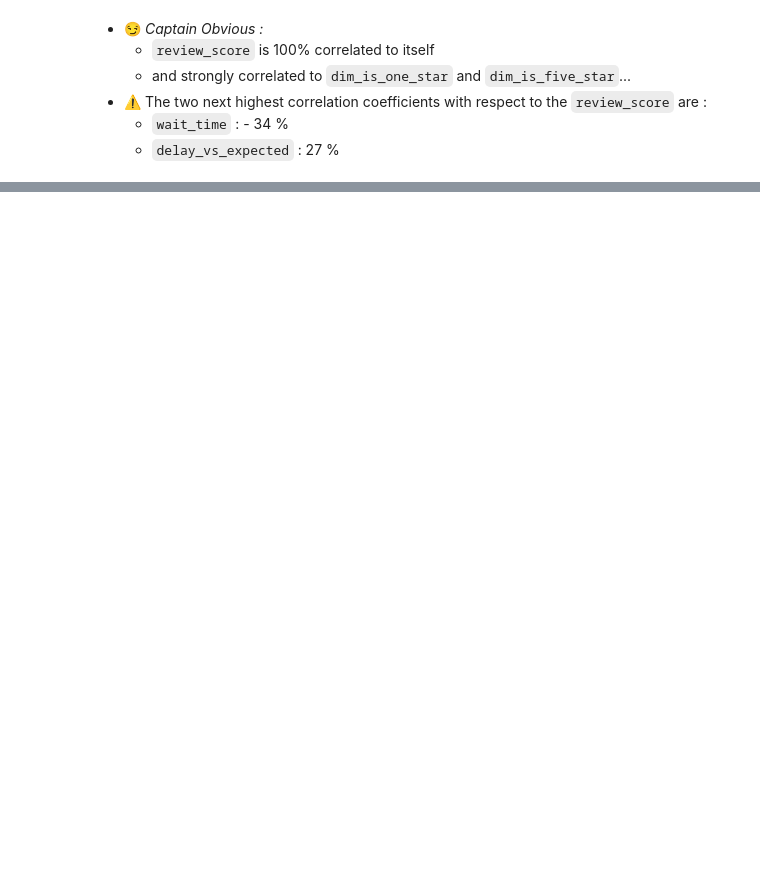
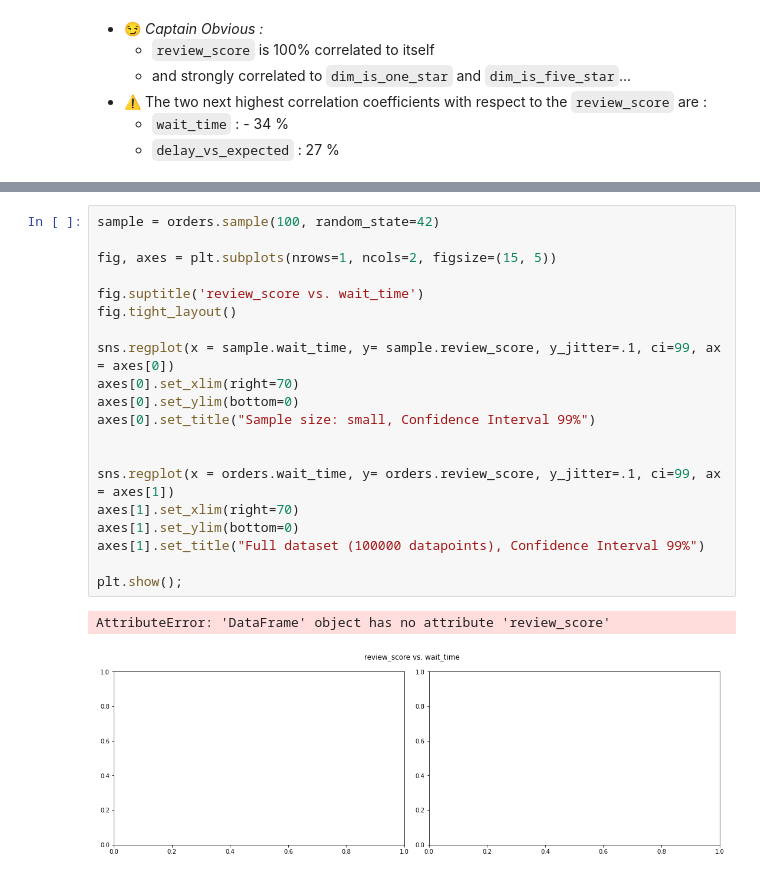
Before and after one commit to TshepoKubeka/O-list-Project, a Jupyter notebook: notebooks/Untitled.ipynb, the cells around one changed output, grey strips where cells are left out. Drawn from its saved outputs; the diff is of its cells as text; blank space fills up the shorter version.

```diff
--- a/notebooks/Untitled.ipynb
+++ b/notebooks/Untitled.ipynb
@@ -1159,0 +1249,23 @@ round(orders.corr()['review_score'],2)
+# %%
+sample = orders.sample(100, random_state=42)
+
+fig, axes = plt.subplots(nrows=1, ncols=2, figsize=(15, 5))
+
+fig.suptitle('review_score vs. wait_time')
+fig.tight_layout()
+
+sns.regplot(x = sample.wait_time, y= sample.review_score, y_jitter=.1, ci=99, ax = axes[0])
+axes[0].set_xlim(right=70)
+axes[0].set_ylim(bottom=0)
+axes[0].set_title("Sample size: small, Confidence Interval 99%")
+
+
+sns.regplot(x = orders.wait_time, y= orders.review_score, y_jitter=.1, ci=99, ax = axes[1])
+axes[1].set_xlim(right=70)
+axes[1].set_ylim(bottom=0)
+axes[1].set_title("Full dataset (100000 datapoints), Confidence Interval 99%")
+
+plt.show();
+# %% [output]
+AttributeError: 'DataFrame' object has no attribute 'review_score'
+[figure, added]
```
Also changed, not shown: parts of 18 cells of this notebook.
